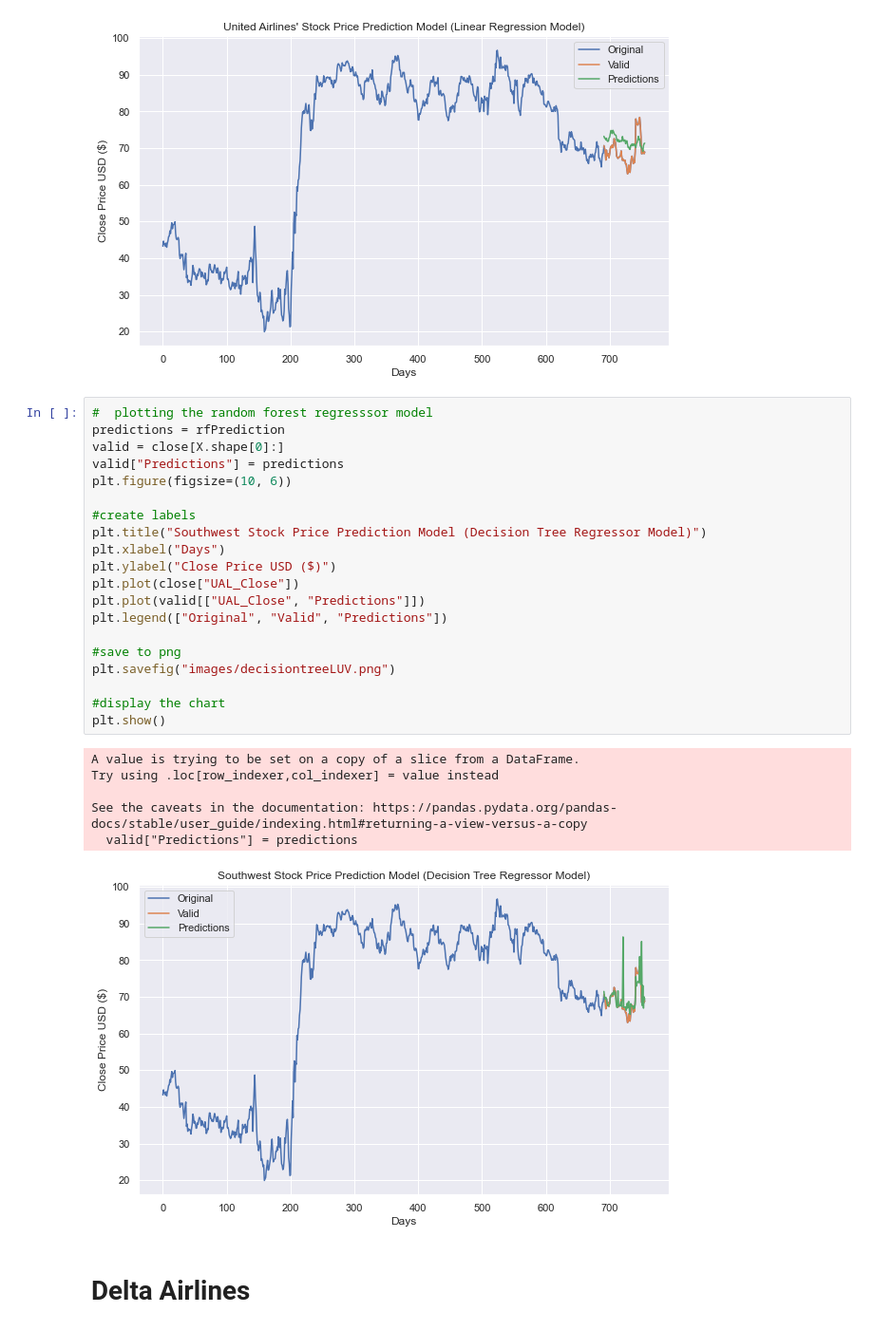
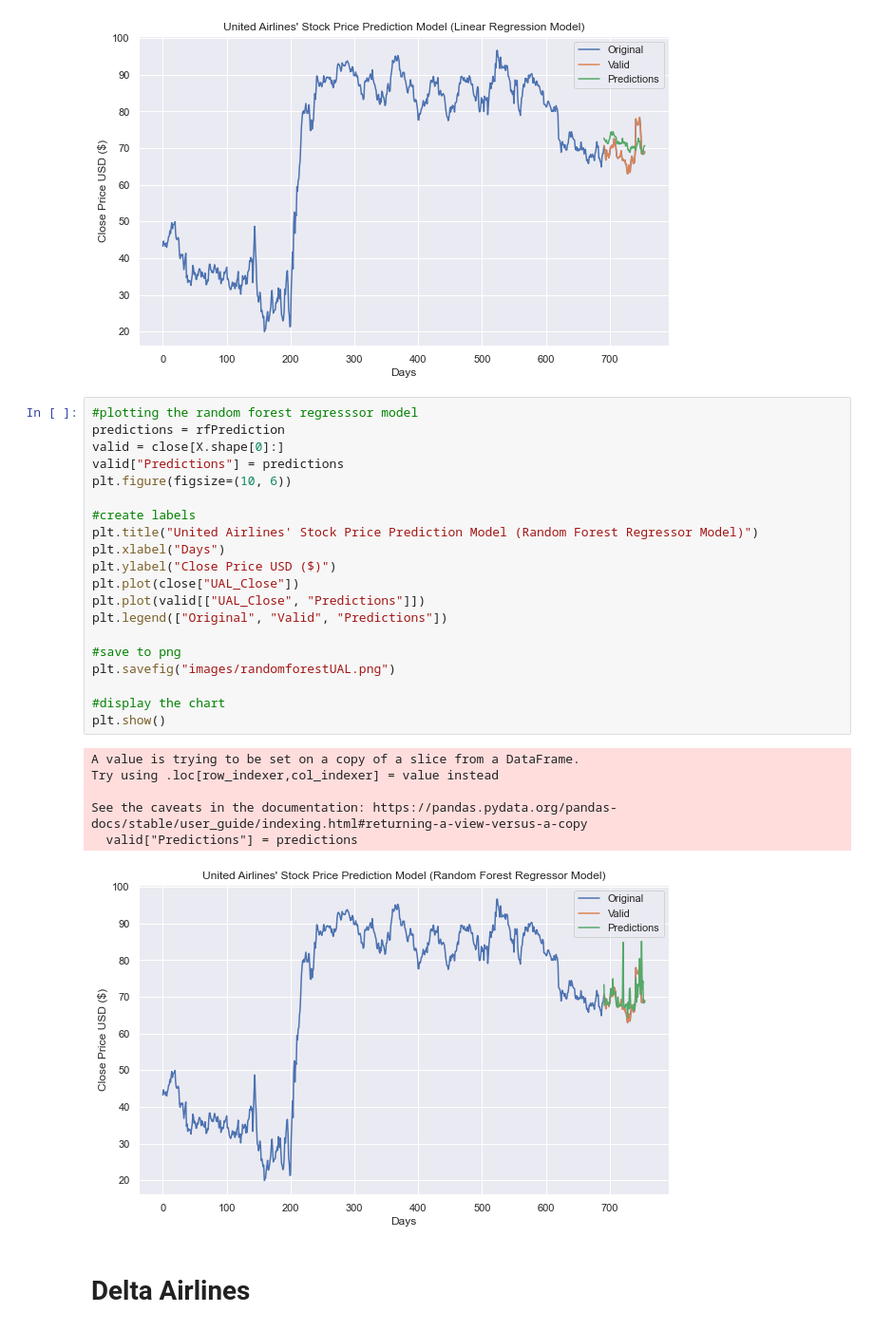
Before and after one commit to teresaflicek/Airline-Stock-Analysis, a Jupyter notebook: AirlineStockAnalysis/MachineLearning.ipynb, the cells around one changed output. Shown at 95% size. Saved outputs shown, nothing was run; the diff lists cells and outputs as text.

Commit message:
fixed graphs and added to dashboard

```diff
--- a/AirlineStockAnalysis/MachineLearning.ipynb
+++ b/AirlineStockAnalysis/MachineLearning.ipynb
@@ -318,32 +306,32 @@ See the caveats in the documentation: https://pandas.pydata.org/pandas-docs/stab
   valid["Predictions"] = predictions
 [figure]
 # %%
-#  plotting the random forest regresssor model
+#plotting the random forest regresssor model
 predictions = rfPrediction
 valid = close[X.shape[0]:]
 valid["Predictions"] = predictions
 plt.figure(figsize=(10, 6))
 
 #create labels
-plt.title("Southwest Stock Price Prediction Model (Decision Tree Regressor Model)")
+plt.title("United Airlines' Stock Price Prediction Model (Random Forest Regressor Model)")
 plt.xlabel("Days")
 plt.ylabel("Close Price USD ($)")
 plt.plot(close["UAL_Close"])
 plt.plot(valid[["UAL_Close", "Predictions"]])
 plt.legend(["Original", "Valid", "Predictions"])
 
 #save to png
-plt.savefig("images/decisiontreeLUV.png")
+plt.savefig("images/randomforestUAL.png")
 
 #display the chart
 plt.show()
 # %% [output]
 A value is trying to be set on a copy of a slice from a DataFrame.
 Try using .loc[row_indexer,col_indexer] = value instead
 
 See the caveats in the documentation: https://pandas.pydata.org/pandas-docs/stable/user_guide/indexing.html#returning-a-view-versus-a-copy
   valid["Predictions"] = predictions
-[figure, old version]
+[figure, new version]
 # %% [markdown]
 # Delta Airlines
 # %%
```
Also changed, not shown: parts of 30 cells of this notebook, 10 other files.
